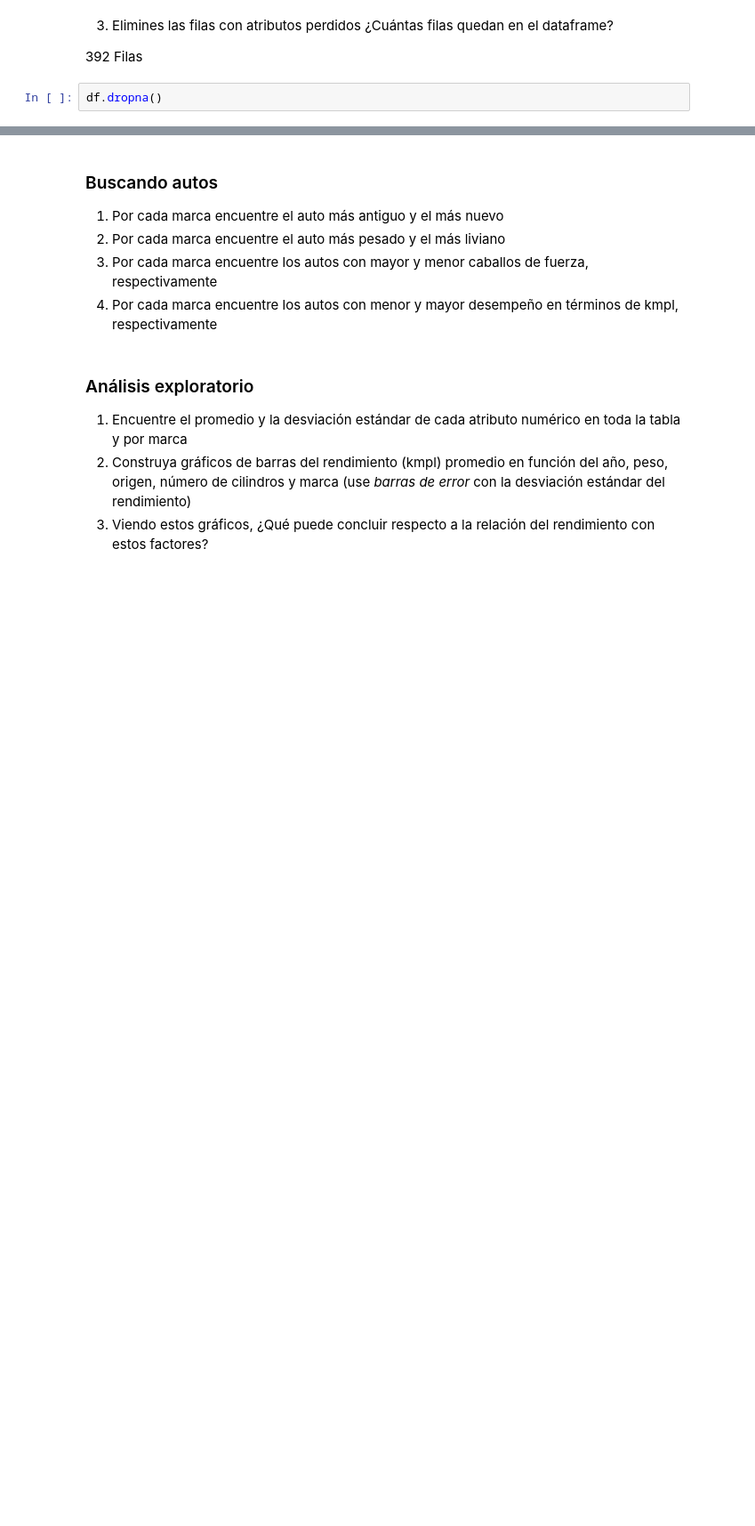
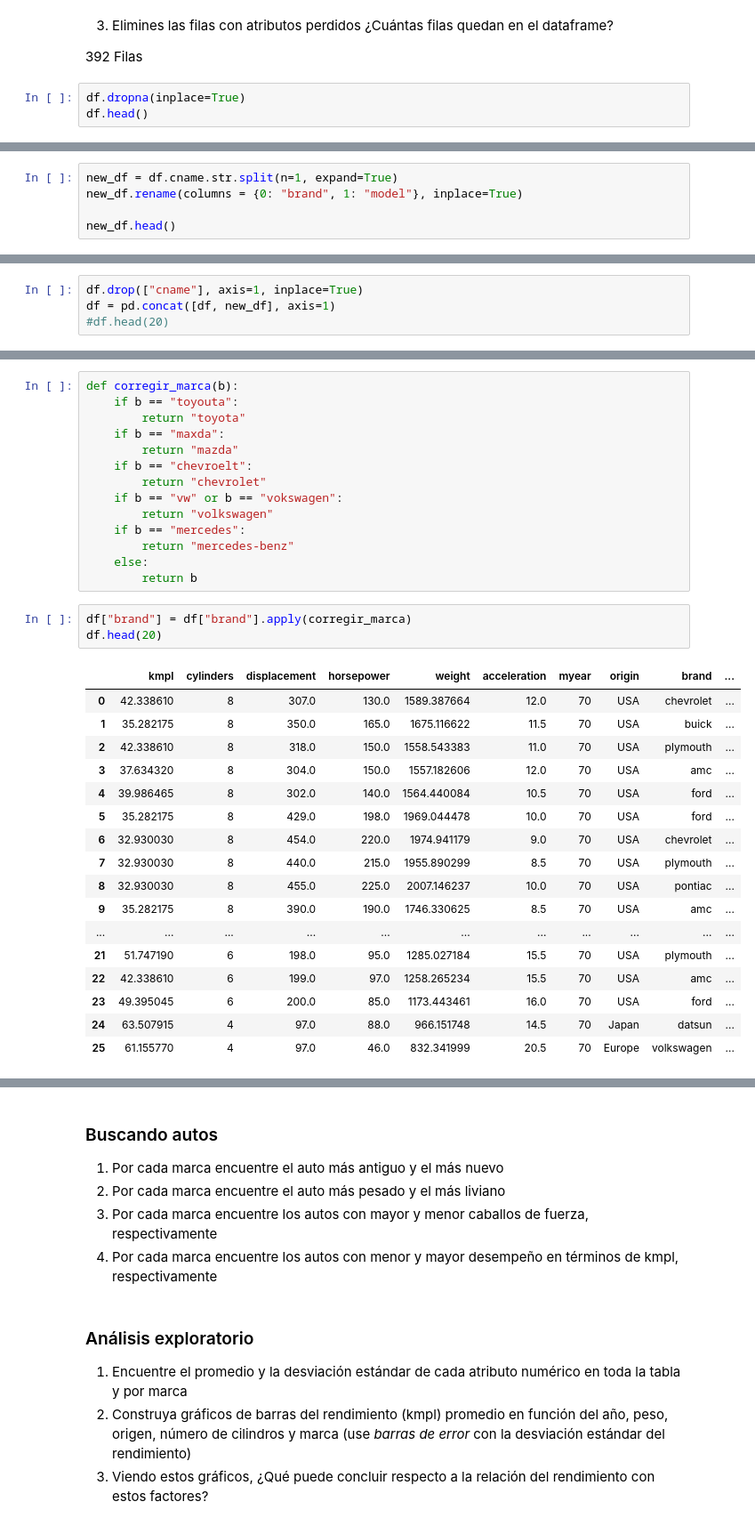
Before and after one commit to eidepozo/INFO147-Tarea_01, a Jupyter notebook: tarea/actividad_práctica.ipynb, the cells around one changed output, grey strips where cells are left out. Shown at 89% size. Drawn from its saved outputs; the diff is of its cells as text; blank space fills up the shorter version.

```diff
--- a/tarea/actividad_práctica.ipynb
+++ b/tarea/actividad_práctica.ipynb
@@ -175,7 +193,8 @@ df.head()
 
 392 Filas
 # %%
-df.dropna()
+df.dropna(inplace=True)
+df.head()
 # %% [output]
 |  | kmpl | cylinders | displacement | horsepower | weight | acceleration | myear | origin | cname |
 | 0 | 42.338610 | 8 | 307.0 | 130.0 | 1589.387664 | 12.0 | 70 | USA | chevrolet chevelle malibu |
@@ -209,2 +211,7 @@ df.dropna()
 
 **HINT:** Verifique el uso de `.str.split()`* y `str.replace()`**
+# %%
+new_df = df.cname.str.split(n=1, expand=True)
+new_df.rename(columns = {0: "brand", 1: "model"}, inplace=True)
+
+new_df.head()
@@ -210,0 +227,4 @@ df.dropna()
+# %%
+df.drop(["cname"], axis=1, inplace=True)
+df = pd.concat([df, new_df], axis=1)
+#df.head(20)
@@ -210,0 +248,35 @@ df.dropna()
+# %%
+def corregir_marca(b):
+    if b == "toyouta":
+        return "toyota"
+    if b == "maxda":
+        return "mazda"
+    if b == "chevroelt":
+        return "chevrolet"
+    if b == "vw" or b == "vokswagen":
+        return "volkswagen"
+    if b == "mercedes":
+        return "mercedes-benz"
+    else:
+        return b
+# %%
+df["brand"] = df["brand"].apply(corregir_marca)
+df.head(20)
+# %% [output]
+|  | kmpl | cylinders | displacement | horsepower | weight | acceleration | myear | origin | brand | ... |
+| 0 | 42.338610 | 8 | 307.0 | 130.0 | 1589.387664 | 12.0 | 70 | USA | chevrolet | ... |
+| 1 | 35.282175 | 8 | 350.0 | 165.0 | 1675.116622 | 11.5 | 70 | USA | buick | ... |
+| 2 | 42.338610 | 8 | 318.0 | 150.0 | 1558.543383 | 11.0 | 70 | USA | plymouth | ... |
+| 3 | 37.634320 | 8 | 304.0 | 150.0 | 1557.182606 | 12.0 | 70 | USA | amc | ... |
+| 4 | 39.986465 | 8 | 302.0 | 140.0 | 1564.440084 | 10.5 | 70 | USA | ford | ... |
+| 5 | 35.282175 | 8 | 429.0 | 198.0 | 1969.044478 | 10.0 | 70 | USA | ford | ... |
+| 6 | 32.930030 | 8 | 454.0 | 220.0 | 1974.941179 | 9.0 | 70 | USA | chevrolet | ... |
+| 7 | 32.930030 | 8 | 440.0 | 215.0 | 1955.890299 | 8.5 | 70 | USA | plymouth | ... |
+| 8 | 32.930030 | 8 | 455.0 | 225.0 | 2007.146237 | 10.0 | 70 | USA | pontiac | ... |
+| 9 | 35.282175 | 8 | 390.0 | 190.0 | 1746.330625 | 8.5 | 70 | USA | amc | ... |
+| ... | ... | ... | ... | ... | ... | ... | ... | ... | ... | ... |
+| 21 | 51.747190 | 6 | 198.0 | 95.0 | 1285.027184 | 15.5 | 70 | USA | plymouth | ... |
+| 22 | 42.338610 | 6 | 199.0 | 97.0 | 1258.265234 | 15.5 | 70 | USA | amc | ... |
+| 23 | 49.395045 | 6 | 200.0 | 85.0 | 1173.443461 | 16.0 | 70 | USA | ford | ... |
+| 24 | 63.507915 | 4 | 97.0 | 88.0 | 966.151748 | 14.5 | 70 | Japan | datsun | ... |
+| 25 | 61.155770 | 4 | 97.0 | 46.0 | 832.341999 | 20.5 | 70 | Europe | volkswagen | ... |
```
Also changed, not shown: parts of 13 cells of this notebook.
